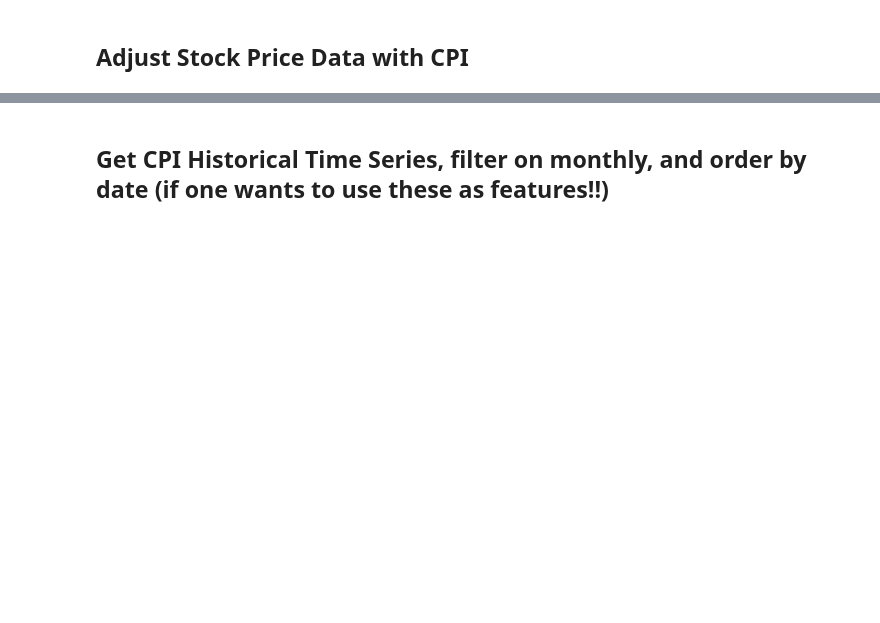
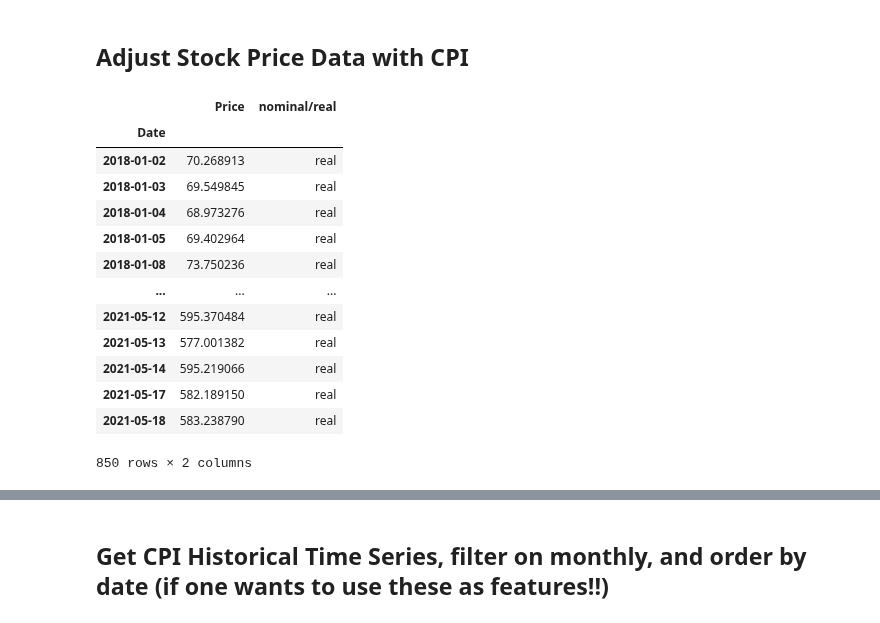
Before and after one commit to eddietaylor/securities-analysis, a Jupyter notebook: notebooks/playgrounds/cpi_adjustment.ipynb, the cells around one changed output, grey strips where cells are left out. Cells and saved outputs as stored; diff of their text form; code cells hidden in the pictures; blank space fills up the shorter version.

```diff
--- a/notebooks/playgrounds/cpi_adjustment.ipynb
+++ b/notebooks/playgrounds/cpi_adjustment.ipynb
@@ -51,4 +59,21 @@ shopify_close_real = inflate_price(shopify, 'Adj Close', 1980)
 shopify_close_real['nominal/real'] = 'real'
+# %%
+shopify_close_real
+# %% [output]
+|  | Price | nominal/real |
+| Date |  |  |
+| 2018-01-02 | 70.268913 | real |
+| 2018-01-03 | 69.549845 | real |
+| 2018-01-04 | 68.973276 | real |
+| 2018-01-05 | 69.402964 | real |
+| 2018-01-08 | 73.750236 | real |
+| ... | ... | ... |
+| 2021-05-12 | 595.370484 | real |
+| 2021-05-13 | 577.001382 | real |
+| 2021-05-14 | 595.219066 | real |
+| 2021-05-17 | 582.189150 | real |
+| 2021-05-18 | 583.238790 | real |
+850 rows × 2 columns
 # %%
 shopify_close = shopify_close_real.append(shopify_close_nom).reset_index()
 shopify_close.rename(columns = {'index':'date'}, inplace = True)
```
Also changed, not shown: parts of 8 cells of this notebook.
